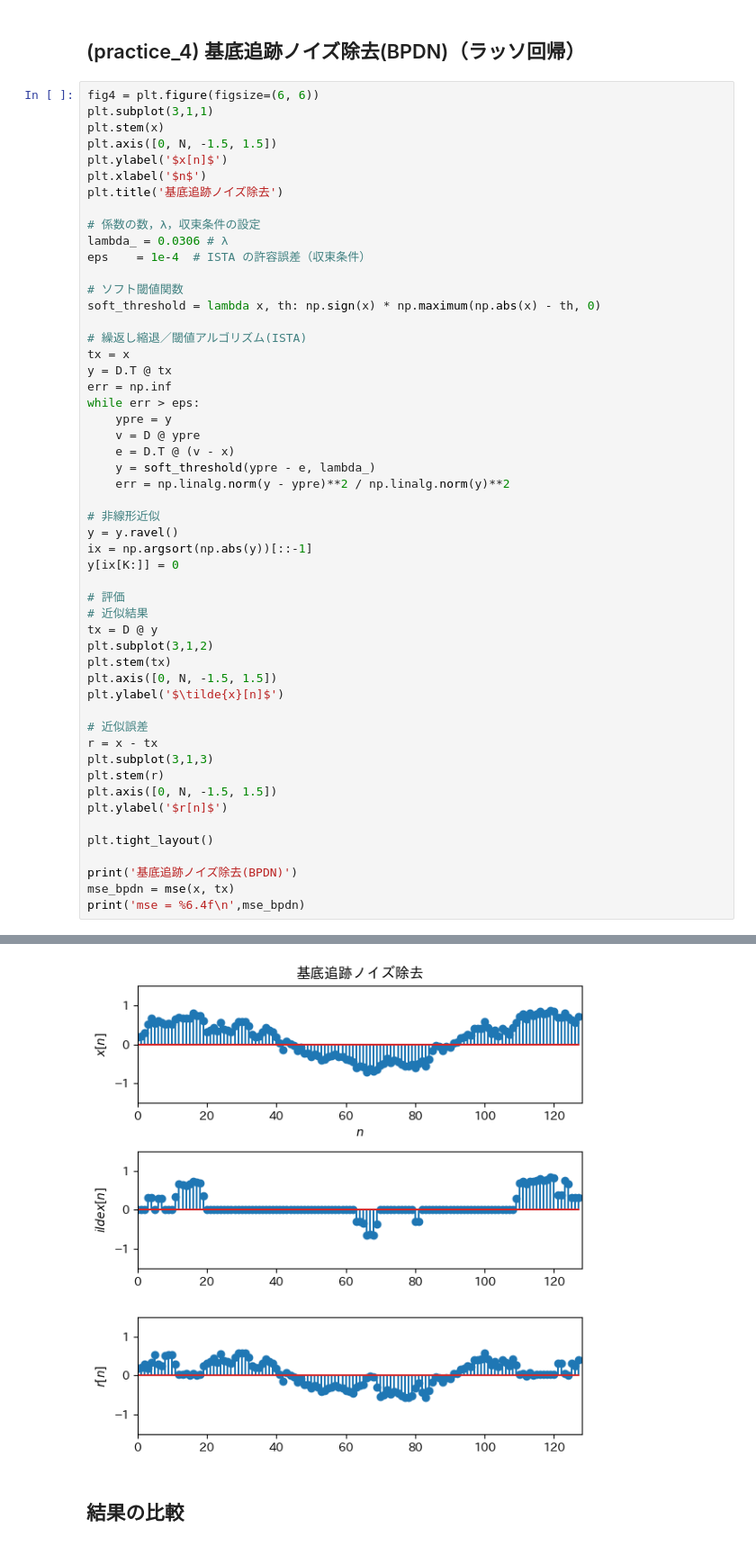
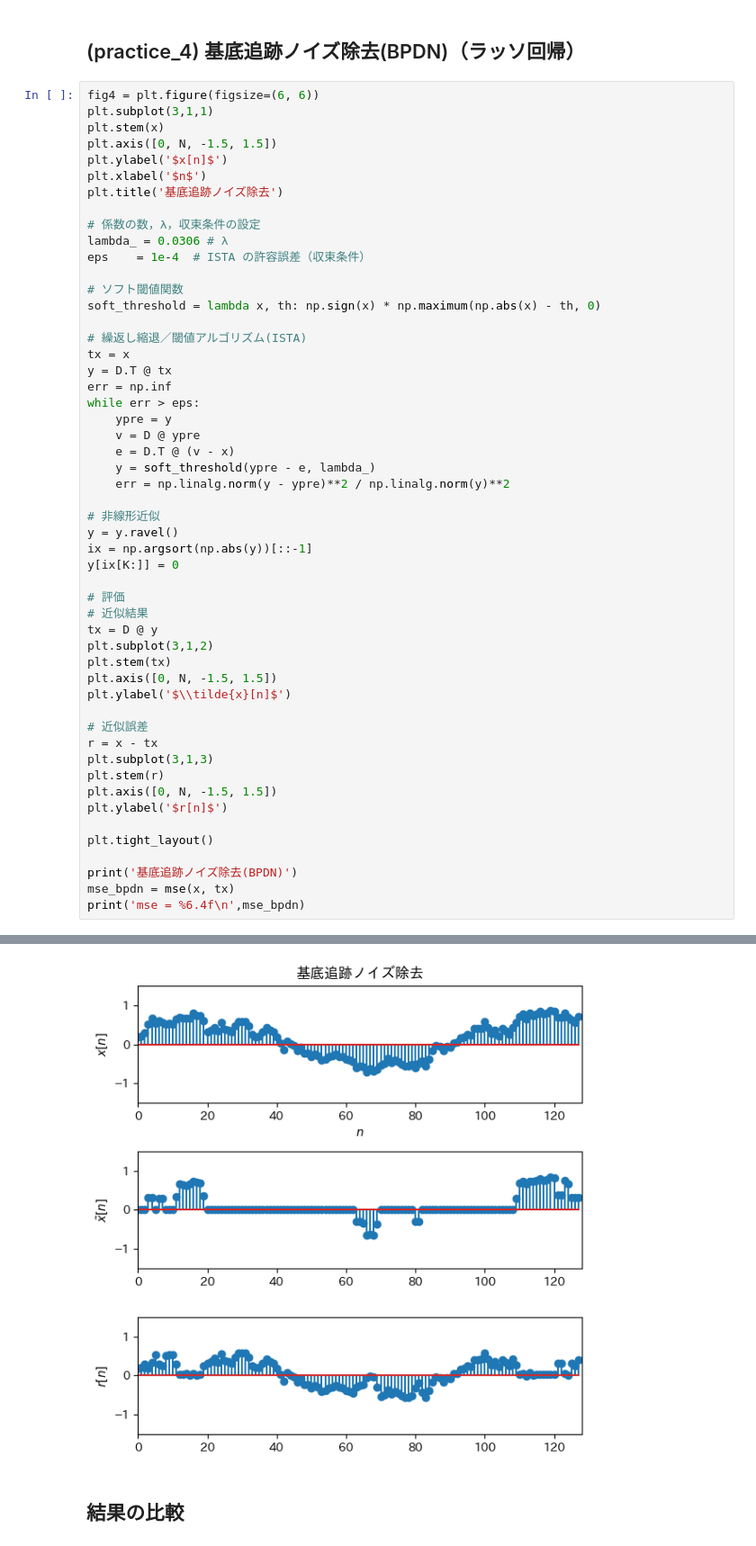
Before and after one commit to msiplab/AtipWork, a Jupyter notebook: python/sample_practice.ipynb, the cells around one changed output, grey strips where cells are left out. Shown at 90% size. Cells and saved outputs as stored; diff of their text form.

```diff
--- a/python/sample_practice.ipynb
+++ b/python/sample_practice.ipynb
@@ -262,35 +283,35 @@ while err > eps:
     err = np.linalg.norm(y - ypre)**2 / np.linalg.norm(y)**2
 
 # 非線形近似
 y = y.ravel()
 ix = np.argsort(np.abs(y))[::-1]
 y[ix[K:]] = 0
 
 # 評価
 # 近似結果
 tx = D @ y
 plt.subplot(3,1,2)
 plt.stem(tx)
 plt.axis([0, N, -1.5, 1.5])
-plt.ylabel('$\tilde{x}[n]$')
+plt.ylabel('$\\tilde{x}[n]$')
 
 # 近似誤差
 r = x - tx
 plt.subplot(3,1,3)
 plt.stem(r)
 plt.axis([0, N, -1.5, 1.5])
 plt.ylabel('$r[n]$')
 
 plt.tight_layout()
 
 print('基底追跡ノイズ除去(BPDN)')
 mse_bpdn = mse(x, tx)
 print('mse = %6.4f\n',mse_bpdn)
 # %% [output]
 基底追跡ノイズ除去(BPDN)
 mse = %6.4f
  0.10012117769970778
-[figure, old version]
+[figure, new version]
 # %% [markdown]
 ## 結果の比較
 # %%
```
Also changed, not shown: parts of 7 cells of this notebook.
